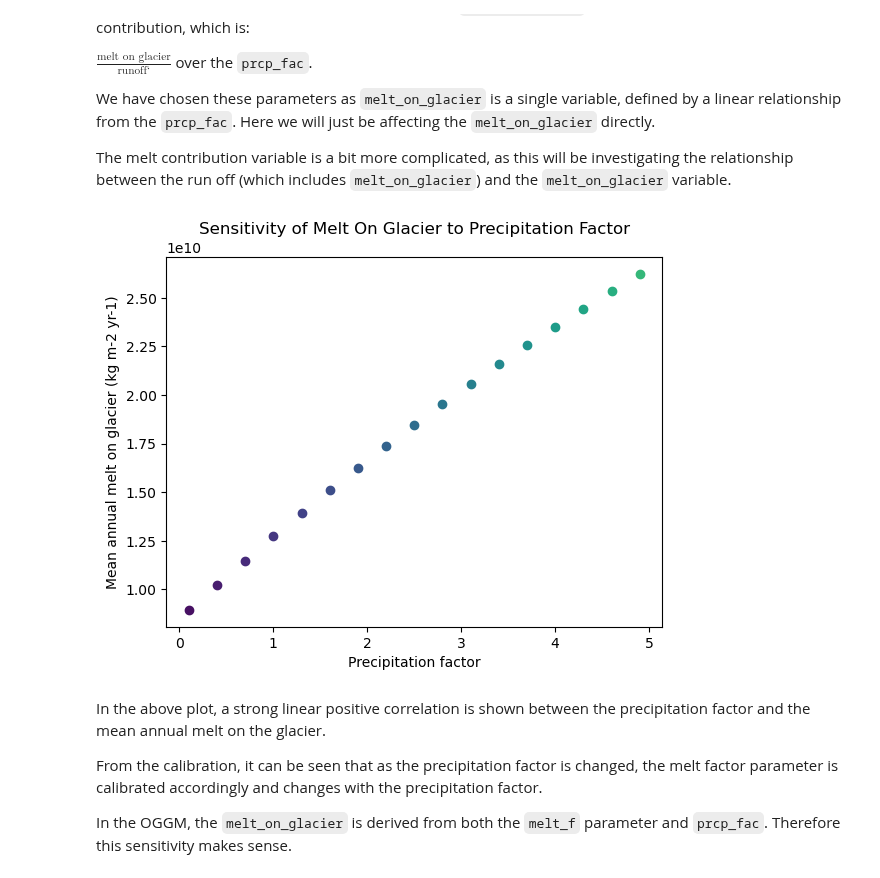
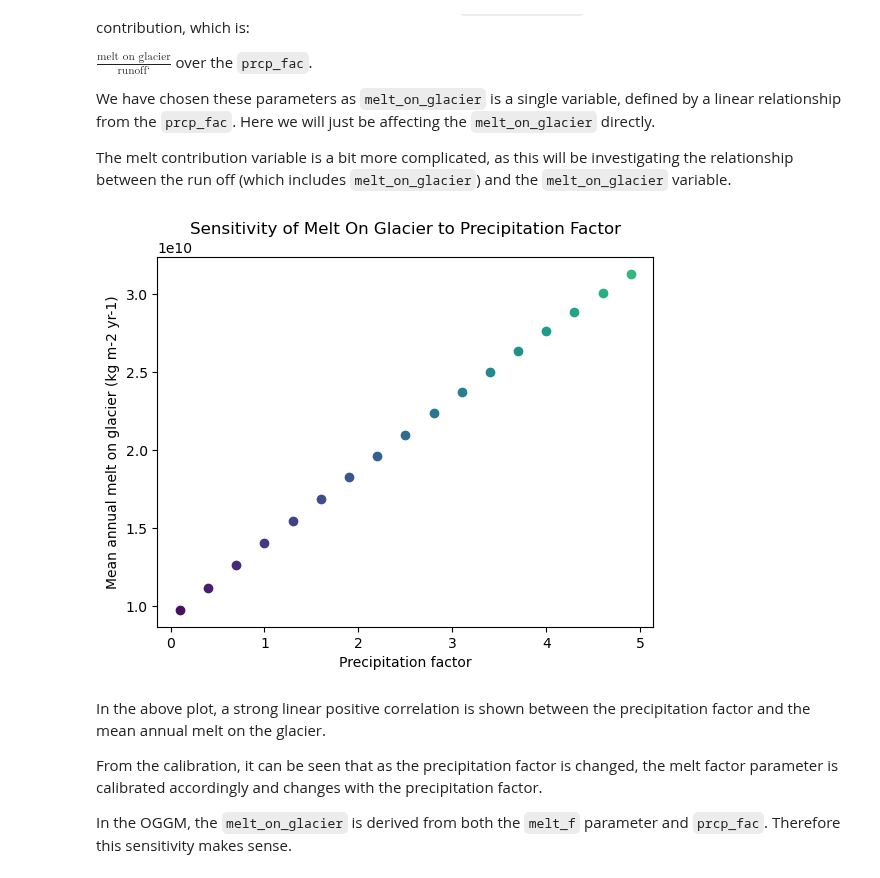
Before and after one commit to OGGM/tutorials, a Jupyter notebook: notebooks/tutorials/runoff_calibration.ipynb, the cells around one changed output. Drawn from its saved outputs; the diff is of its cells as text; code cells hidden in the pictures.

Commit message:
Updated runoff_calibration.ipynb, from Fabien's feedback

```diff
--- a/notebooks/tutorials/runoff_calibration.ipynb
+++ b/notebooks/tutorials/runoff_calibration.ipynb
@@ -244,15 +252,15 @@ mb_calibration_from_scalar_mb(gdir_hef,
                               calibrate_param2='prcp_fac',
                               overwrite_gdir=True)
 
-# Calculate the mass balance time series with the new melt_f and prcp_fac
-mb_mf_pf = massbalance.MonthlyTIModel(gdir_hef)
-mbdf['mod_mb_mf_pf'] = mb_mf_pf.get_specific_mb(h ,w, year=mbdf.index)
+
+file_id = '_mf_pf'
 
 # We are using the task run_with_hydro to store hydrological outputs along with the usual glaciological outputs
 # Run this again with the calibrated parameters
 tasks.run_with_hydro(gdir_hef,  # Run on the selected glacier
                      run_task=tasks.run_from_climate_data,  # running from observed climate data
                      ys=2000,  # Period which we will average and constantly repeat
+                     init_model_yr=2000, # Start from spinup year 2000
                      init_model_filesuffix='_spinup_historical',  # use the previous run as initial state
                      store_monthly_hydro=True,  # Monthly ouptuts provide additional information
                      output_filesuffix=file_id);  # an identifier for the output file, to read it later
@@ -275,15 +283,14 @@ mb_calibration_from_scalar_mb(gdir_hef,
                               calibrate_param2='temp_bias',
                               overwrite_gdir=True)
 
-# Calculate the mass balance time series with the new prcp_fac and temp_bias
-mb_pf_tb = massbalance.MonthlyTIModel(gdir_hef)
-mbdf['mod_mb_pf_tb'] = mb_pf_tb.get_specific_mb(h ,w, year=mbdf.index)
+file_id = '_pf_tb'
 
 # We are using the task run_with_hydro to store hydrological outputs along with the usual glaciological outputs
 # Run this again with the calibrated parameters
 tasks.run_with_hydro(gdir_hef,  # Run on the selected glacier
                      run_task=tasks.run_from_climate_data,  # running from observed climate data
                      ys=2000,  # Period which we will average and constantly repeat
+                     init_model_yr=2000, # Start from spinup year 2000
                      init_model_filesuffix='_spinup_historical',  # use the previous run as initial state
                      store_monthly_hydro=True,  # Monthly ouptuts provide additional information
                      output_filesuffix=file_id);  # an identifier for the output file, to read it later
@@ -306,15 +313,14 @@ mb_calibration_from_scalar_mb(gdir_hef,
                               calibrate_param2='temp_bias',
                               overwrite_gdir=True)
 
-# Calculate the mass balance time series with the new melt_f and temp_bias
-mb_mf_tb = massbalance.MonthlyTIModel(gdir_hef)
-mbdf['mod_mb_mf_tb'] = mb_mf_tb.get_specific_mb(h ,w, year=mbdf.index)
+file_id = '_mf_tb'
 
 # We are using the task run_with_hydro to store hydrological outputs along with the usual glaciological outputs
 # Run this again with the calibrated parameters
 tasks.run_with_hydro(gdir_hef,  # Run on the selected glacier
                      run_task=tasks.run_from_climate_data,  # running from observed climate data
                      ys=2000,  # Period which we will average and constantly repeat
+                     init_model_yr=2000, # Start from spinup year 2000
                      init_model_filesuffix='_spinup_historical',  # use the previous run as initial state
                      store_monthly_hydro=True,  # Monthly ouptuts provide additional information
                      output_filesuffix=file_id);  # an identifier for the output file, to read it later
@@ -340,15 +346,14 @@ mb_calibration_from_scalar_mb(gdir_hef,
                               calibrate_param3='temp_bias',
                               overwrite_gdir=True)
 
-# Calculate the mass balance time series with the new parameters
-mb_calib = massbalance.MonthlyTIModel(gdir_hef)
-mbdf['mod_mb_calib'] = mb_calib.get_specific_mb(h ,w, year=mbdf.index)
+file_id = '_calib_all'
 
 # We are using the task run_with_hydro to store hydrological outputs along with the usual glaciological outputs
 # Run this again with the calibrated parameters
 tasks.run_with_hydro(gdir_hef,  # Run on the selected glacier
                      run_task=tasks.run_from_climate_data,  # running from observed climate data
                      ys=2000,  # Period which we will average and constantly repeat
+                     init_model_yr=2000,
                      init_model_filesuffix='_spinup_historical',  # use the previous run as initial state
                      store_monthly_hydro=True,  # Monthly ouptuts provide additional information
                      output_filesuffix=file_id);  # an identifier for the output file, to read it later
@@ -425,6 +431,7 @@ The melt contribution variable is a bit more complicated, as this will be invest
 # Varying prcp_fac between a range of values with a step of 1.0
 
 pd_prcp_sens = pd.DataFrame(index=np.arange(0.1, 5.0, 0.3))
+file_id = '_sens'
 
 # Calibrate the melt factor for each precipitation factor
 spec_mb_melt_f_sens_dict = {}
@@ -438,47 +445,48 @@ for pf in pd_prcp_sens.index:
     # Fill the dataframe with the calibrated parameters
     pd_prcp_sens.loc[pf, 'melt_f'] = calib_param['melt_f']
 
-    # Calculate the mass balance time series with the new melt_f
-    mb_melt_f_sens = massbalance.MonthlyTIModel(gdir_hef)
+    # # Calculate the mass balance time series with the new melt_f
+    # mb_melt_f_sens = massbalance.MonthlyTIModel(gdir_hef)
 
-    annual_mb = mb_melt_f_sens.get_specific_mb(h ,w, year=np.arange(2000,2020,1))
-    spec_mb_melt_f_sens_dict[pf] = annual_mb
+    # annual_mb = mb_melt_f_sens.get_specific_mb(h ,w, year=np.arange(2000,2020,1))
+    # spec_mb_melt_f_sens_dict[pf] = annual_mb
 
     # We are using the task run_with_hydro to store hydrological outputs along with the usual glaciological outputs
     # Run this again with the calibrated parameters
     tasks.run_with_hydro(gdir_hef,  # Run on the selected glacier
                         run_task=tasks.run_from_climate_data, # running from observed climate data
                         ys=2000,  # Period which we will average and constantly repeat
+                        init_model_yr=2000,
                         init_model_filesuffix='_spinup_historical',  # use the previous run as initial state
                         store_monthly_hydro=True,  # Monthly ouptuts provide additional information
                         output_filesuffix=file_id);  # an identifier for the output file, to read it later
 
     with xr.open_dataset(gdir_hef.get_filepath('model_diagnostics', filesuffix=file_id)) as ds_sens:
         # The last step of hydrological output is NaN (we can't compute it for this year)
         ds_sens = ds_sens.isel(time=slice(0, -1)).load()
 
     # Plot the runoff again for the calibrated melt_f parameter
     sel_vars = [v for v in ds_sens.variables if 'month_2d' not in ds_sens[v].dims]
     df_annual_sens = ds_sens[sel_vars].to_dataframe()
 
     pd_prcp_sens.loc[pf, 'melt_off_glacier'] = df_annual_sens['melt_off_glacier'].mean()
     pd_prcp_sens.loc[pf, 'melt_on_glacier'] = df_annual_sens['melt_on_glacier'].mean()
     pd_prcp_sens.loc[pf, 'liq_prcp_off_glacier'] = df_annual_sens['liq_prcp_off_glacier'].mean()
     pd_prcp_sens.loc[pf, 'liq_prcp_on_glacier'] = df_annual_sens['liq_prcp_on_glacier'].mean()
     pd_prcp_sens.loc[pf, 'runoff'] = pd_prcp_sens.loc[pf, 'melt_off_glacier'] + pd_prcp_sens.loc[pf, 'melt_on_glacier'] + pd_prcp_sens.loc[pf, 'liq_prcp_off_glacier'] + pd_prcp_sens.loc[pf, 'liq_prcp_on_glacier']
 
 colors_melt_f = plt.get_cmap('viridis').colors[10::10]
 plt.figure()
 for j, pf in enumerate(pd_prcp_sens.index):
     plt.plot(pf, pd_prcp_sens.loc[pf, 'melt_on_glacier'], 'o', color=colors_melt_f[j])
     plt.xlabel('Precipitation factor')
     plt.ylabel('Mean annual melt on glacier (kg m-2 yr-1)')
     plt.title('Sensitivity of Melt On Glacier to Precipitation Factor')
 
 # Here we are varying the precipitation factor and calibrating the melt factor for each value
 # Then plotting the mean annual melt_on_glacier against the precipitation factor
 # %% [output]
-[figure, old version]
+[figure, new version]
 # %% [markdown]
 In the above plot, a strong linear positive correlation is shown between the precipitation factor and the mean annual melt on the glacier.
 
```
Also changed, not shown: parts of 22 cells of this notebook, 2 other files.
